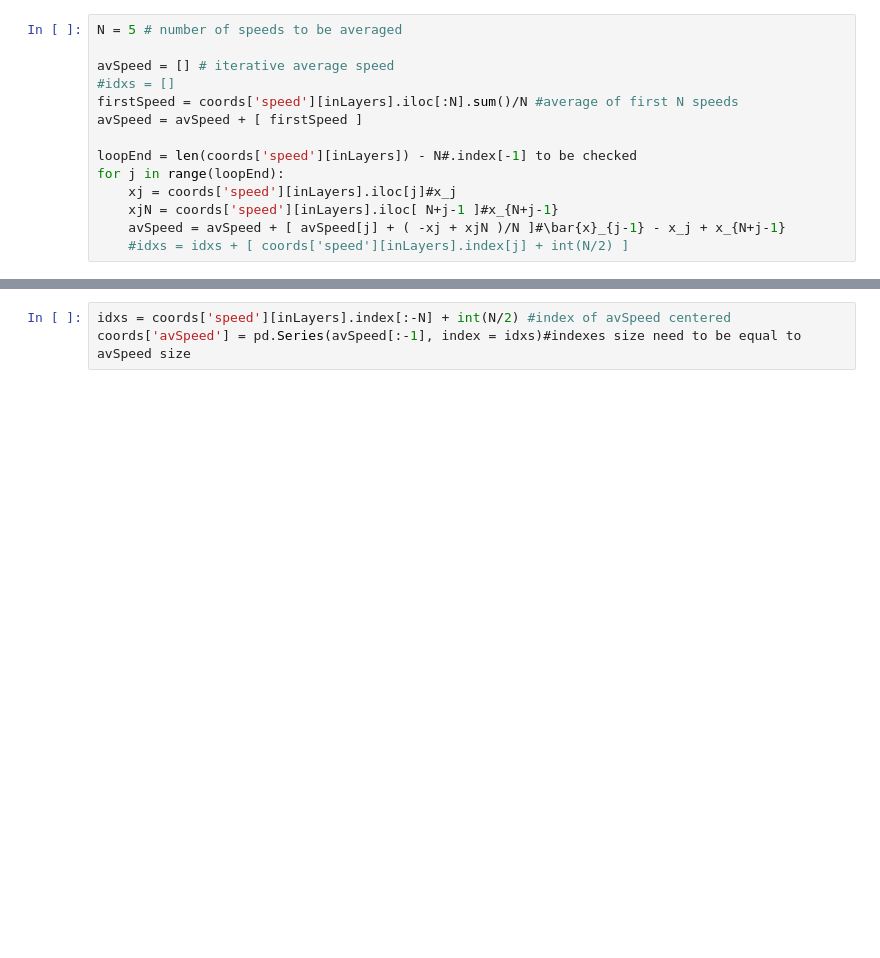
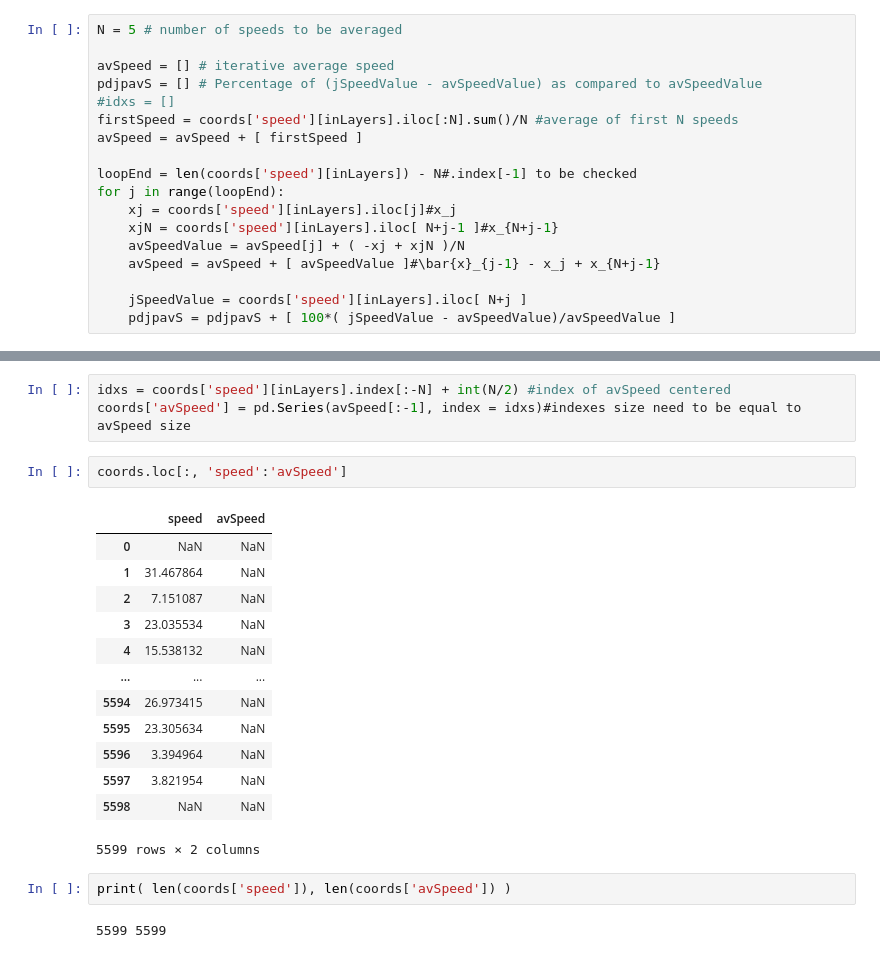
Before and after one commit to stefanovic80/PythonMap, a Jupyter notebook: Python_Map_ipyleaflet.ipynb, the cells around one changed output, grey strips where cells are left out. Saved outputs shown, nothing was run; the diff lists cells and outputs as text; blank space fills up the shorter version.

```diff
--- a/Python_Map_ipyleaflet.ipynb
+++ b/Python_Map_ipyleaflet.ipynb
@@ -248,6 +283,7 @@ N\bar{x}_j & = x_j + x_{j+N-1} + \dots x_{N} = N\bar{x}_{j-1} - x_j + x_{N+j-1}
 N = 5 # number of speeds to be averaged
 
 avSpeed = [] # iterative average speed
+pdjpavS = [] # Percentage of (jSpeedValue - avSpeedValue) as compared to avSpeedValue
 #idxs = []
 firstSpeed = coords['speed'][inLayers].iloc[:N].sum()/N #average of first N speeds
 avSpeed = avSpeed + [ firstSpeed ]
@@ -256,5 +292,8 @@ loopEnd = len(coords['speed'][inLayers]) - N#.index[-1] to be checked
 for j in range(loopEnd):
     xj = coords['speed'][inLayers].iloc[j]#x_j
     xjN = coords['speed'][inLayers].iloc[ N+j-1 ]#x_{N+j-1}
-    avSpeed = avSpeed + [ avSpeed[j] + ( -xj + xjN )/N ]#\bar{x}_{j-1} - x_j + x_{N+j-1}
-    #idxs = idxs + [ coords['speed'][inLayers].index[j] + int(N/2) ]
+    avSpeedValue = avSpeed[j] + ( -xj + xjN )/N
+    avSpeed = avSpeed + [ avSpeedValue ]#\bar{x}_{j-1} - x_j + x_{N+j-1}
+
+    jSpeedValue = coords['speed'][inLayers].iloc[ N+j ]
+    pdjpavS = pdjpavS + [ 100*( jSpeedValue - avSpeedValue)/avSpeedValue ]
@@ -261,6 +309,26 @@ for j in range(loopEnd):
 # %%
 idxs = coords['speed'][inLayers].index[:-N] + int(N/2) #index of avSpeed centered
 coords['avSpeed'] = pd.Series(avSpeed[:-1], index = idxs)#indexes size need to be equal to avSpeed size
+# %%
+coords.loc[:, 'speed':'avSpeed']
+# %% [output]
+|  | speed | avSpeed |
+| 0 | NaN | NaN |
+| 1 | 31.467864 | NaN |
+| 2 | 7.151087 | NaN |
+| 3 | 23.035534 | NaN |
+| 4 | 15.538132 | NaN |
+| ... | ... | ... |
+| 5594 | 26.973415 | NaN |
+| 5595 | 23.305634 | NaN |
+| 5596 | 3.394964 | NaN |
+| 5597 | 3.821954 | NaN |
+| 5598 | NaN | NaN |
+5599 rows × 2 columns
+# %%
+print( len(coords['speed']), len(coords['avSpeed']) )
+# %% [output]
+5599 5599
 # %%
 #Display ALL rows
 #pd.set_option('display.max_rows', None)
```
Also changed, not shown: parts of 16 cells of this notebook.
